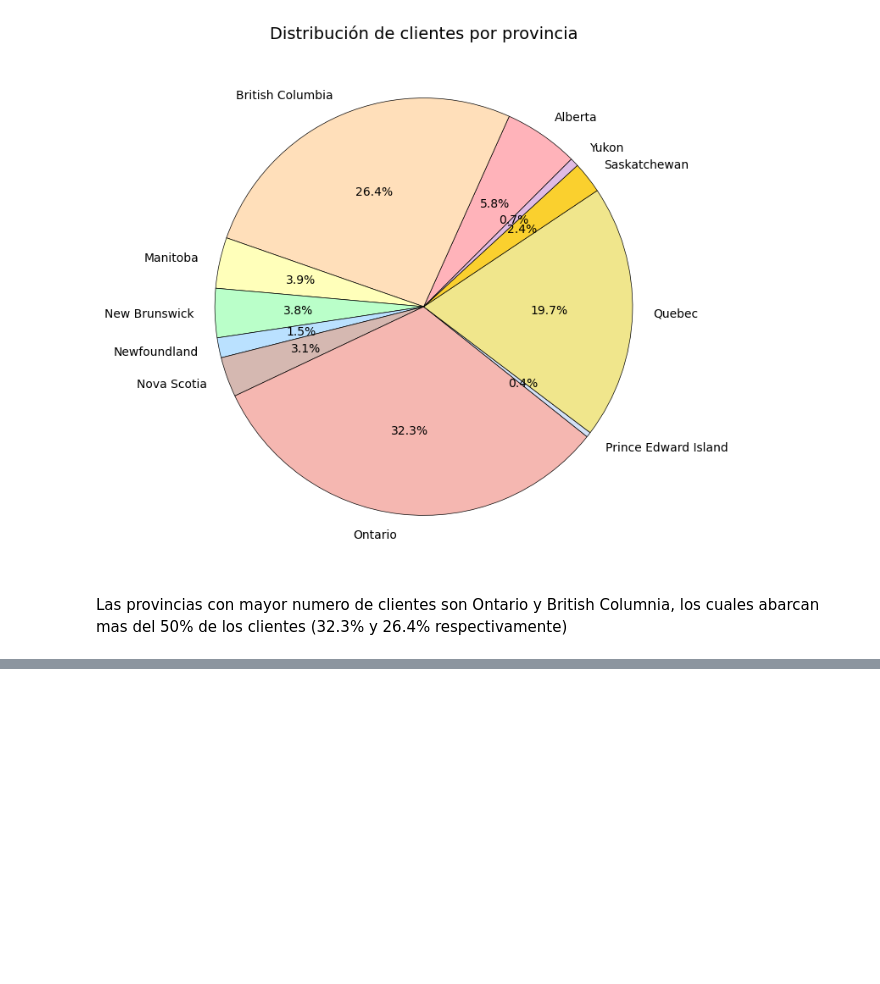
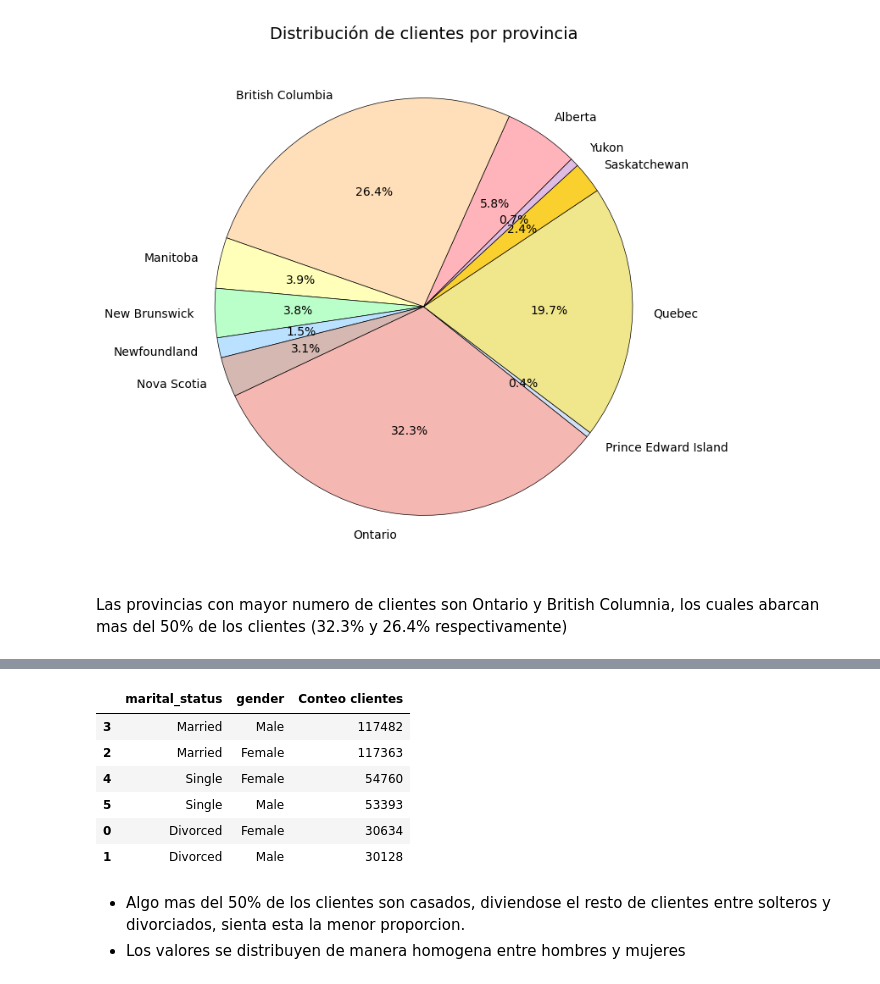
Before and after one commit to Adalab/bda-modulo-3-evaluacion-final-mpenacasares, a Jupyter notebook: Fase2_Visualizacion.ipynb, the cells around one changed output, grey strips where cells are left out. Drawn from its saved outputs; the diff is of its cells as text; code cells hidden in the pictures; blank space fills up the shorter version.

```diff
--- a/Fase2_Visualizacion.ipynb
+++ b/Fase2_Visualizacion.ipynb
@@ -208,0 +311,18 @@ Las provincias con mayor numero de clientes son Ontario y British Columnia, los
+# %%
+# Obtenemos los valores numericos
+# Agrupar por 'Marital Status' y 'Gender', y contar los registros
+# size() cuenta el número de registros (clientes) para cada combinación de estado civil y género
+df_clientes_estado_civil_genero = df.groupby(['marital_status', 'gender']).size().reset_index(name='Conteo clientes').sort_values(by='Conteo clientes', ascending=False)
+
+df_clientes_estado_civil_genero
+# %% [output]
+|  | marital_status | gender | Conteo clientes |
+| 3 | Married | Male | 117482 |
+| 2 | Married | Female | 117363 |
+| 4 | Single | Female | 54760 |
+| 5 | Single | Male | 53393 |
+| 0 | Divorced | Female | 30634 |
+| 1 | Divorced | Male | 30128 |
+# %% [markdown]
+- Algo mas del 50% de los clientes son casados, diviendose el resto de clientes entre solteros y divorciados, sienta esta la menor proporcion.
+- Los valores se distribuyen de manera homogena entre hombres y mujeres
```
Also changed, not shown: parts of 14 cells of this notebook, 3 other files.
